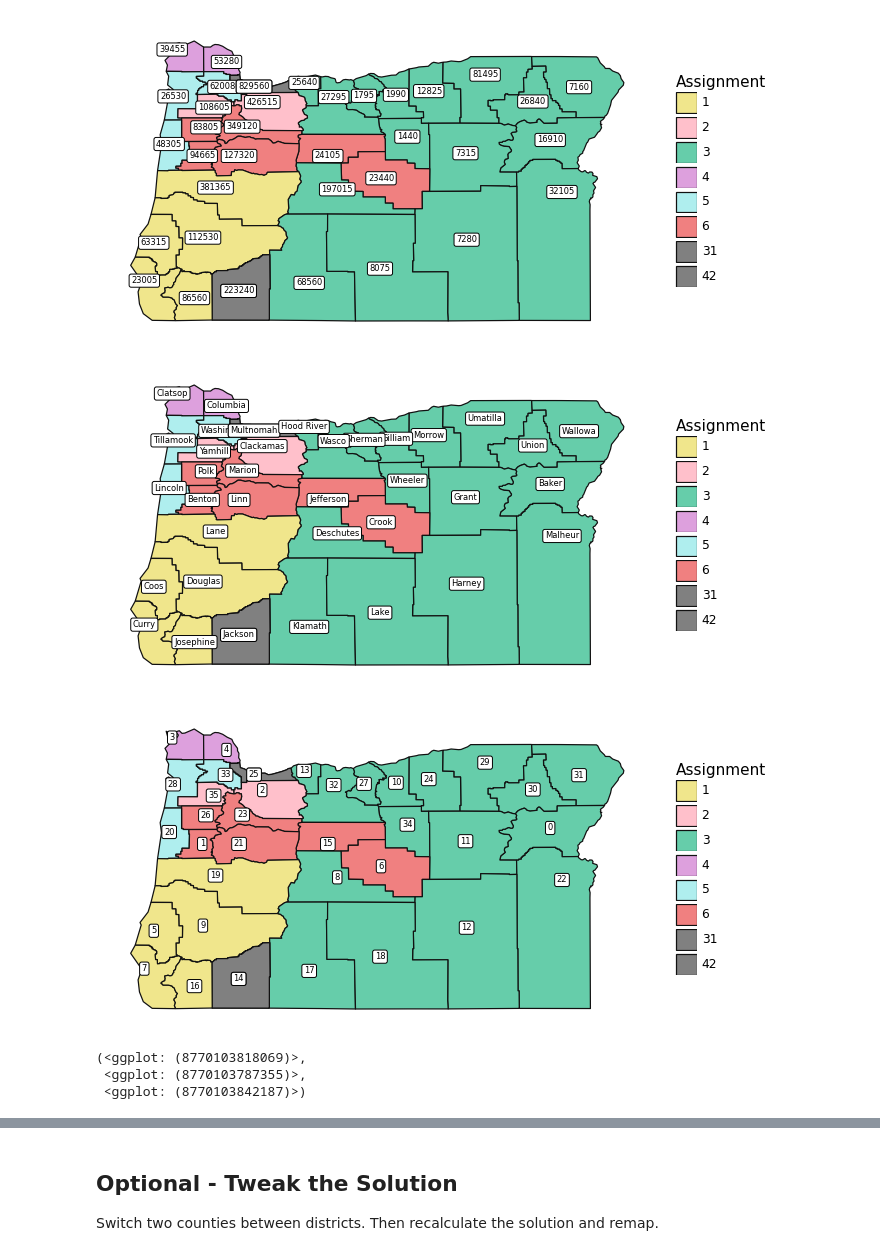
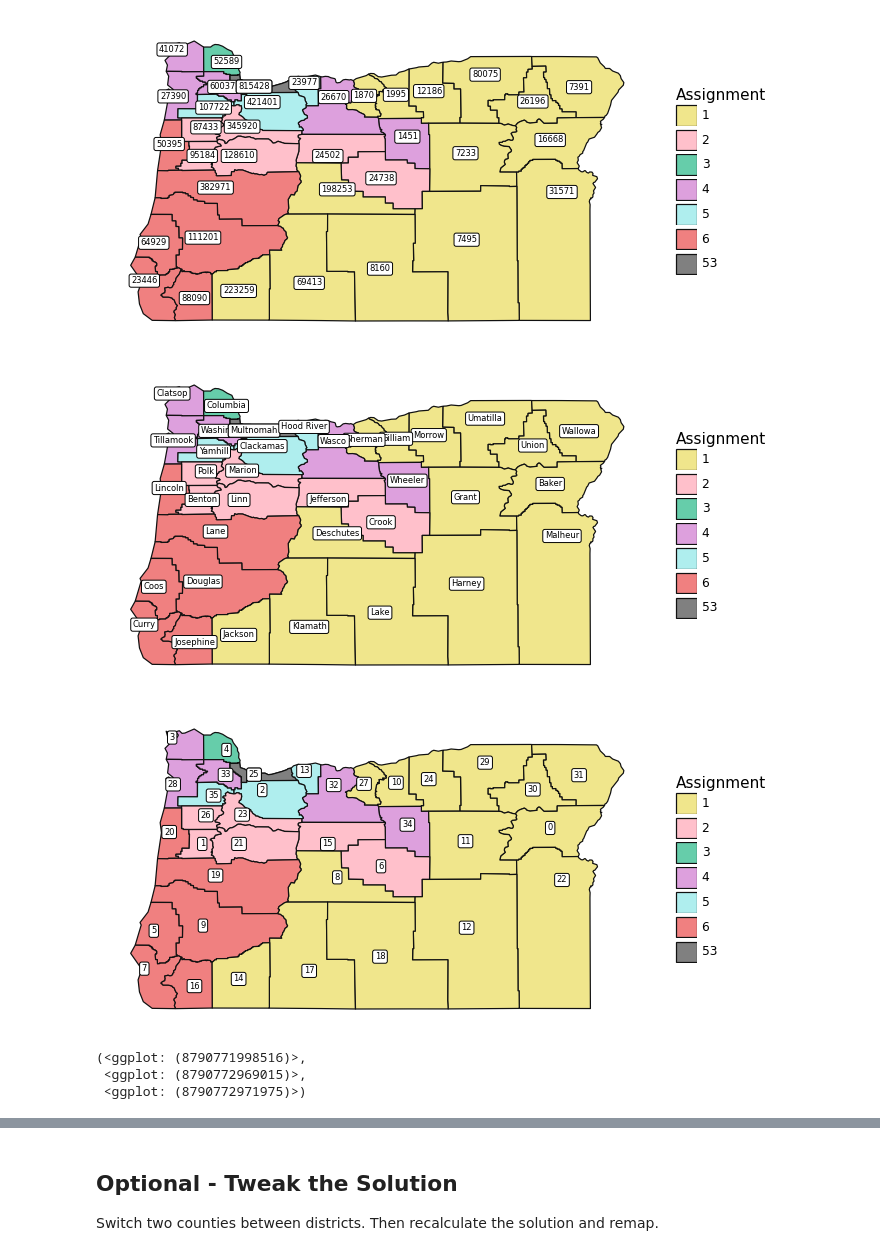
Before and after one commit to wpbSabi/python_optimization, a Jupyter notebook: oregon_districts/towardsDS/Gists_Model_Follow_Along.ipynb, the cells around one changed output, grey strips where cells are left out. Cells and saved outputs as stored; diff of their text form; code cells hidden in the pictures.

Commit message:
updated 2020 estimated census with 2020 actual census

```diff
--- a/oregon_districts/towardsDS/Gists_Model_Follow_Along.ipynb
+++ b/oregon_districts/towardsDS/Gists_Model_Follow_Along.ipynb
@@ -17,12 +17,14 @@ county_id = np.arange(0, 36)
 county_names = np.array(['Baker','Benton','Clackamas','Clatsop','Columbia','Coos','Crook','Curry','Deschutes','Douglas','Gilliam','Grant','Harney','Hood River','Jackson','Jefferson','Josephine','Klamath','Lake','Lane','Lincoln','Linn','Malheur','Marion','Morrow','Multnomah','Polk','Sherman','Tillamook','Umatilla','Union','Wallowa','Wasco','Washington','Wheeler','Yamhill'])
 population_by_county = pd.DataFrame({'County_ID': county_id,
                                      'County_Name': county_names,
-                                     #2020e from PSU: https://sos.oregon.gov/blue-book/Pages/local/county-population.aspx#InplviewHash04115801-432c-47bf-aef3-abafd774261d=SortField%3DCounty-SortDir%3DAsc
-                                     'Population2020e' : [16910,94665,426515,39455,53280,63315,23440,23005,197015,112530,1990,7315,7280,25640,223240,24105,86560,68560,8075,381365,48305,127320,32105,349120,12825,829560,83805,1795,26530,81495,26840,7160,27295,620080,1440,108605],
-                                     'Population2010' : [16134,85579,375992,37039,49351,63043,20978,22364,157733,107667,1871,7445,7422,22346,203206,21720,82713,66380,7895,351715,46034,116672,31313,315335,11173,735334,75403,1765,25250,75889,25748,7008,25213,529710,1441,99193],
+#                                      2020 https://www.pdx.edu/population-research/census-data-oregon
+                                     'Population2020': [16668,95184,421401,41072,52589,64929,24738,23446,198253,111201,1995,7233,7495,23977,223259,24502,88090,69413,8160,382971,50395,128610,31571,345920,12186,815428,87433,1870,27390,80075,26196,7391,26670,600372,1451,107722],
+#                                      2020e from PSU: https://sos.oregon.gov/blue-book/Pages/local/county-population.aspx#InplviewHash04115801-432c-47bf-aef3-abafd774261d=SortField%3DCounty-SortDir%3DAsc
+#                                      'Population2020e' : [16910,94665,426515,39455,53280,63315,23440,23005,197015,112530,1990,7315,7280,25640,223240,24105,86560,68560,8075,381365,48305,127320,32105,349120,12825,829560,83805,1795,26530,81495,26840,7160,27295,620080,1440,108605],
+                                     'Population2010': [16134,85579,375992,37039,49351,63043,20978,22364,157733,107667,1871,7445,7422,22346,203206,21720,82713,66380,7895,351715,46034,116672,31313,315335,11173,735334,75403,1765,25250,75889,25748,7008,25213,529710,1441,99193],
                                      'Latitude': [44.7346,44.4929,45.3088,46.1068,45.9189,43.175,44.1533,42.6002,43.9856,43.253,45.4204,44.5335,43.2214,45.6007,42.4441,44.4914,42.3351,42.5663,42.7821,44.0123,44.6733,44.4924,43.9454,44.9367,45.4757,45.5437,44.9262,45.4041,45.3957,45.726,45.3181,45.5356,45.3856,45.5404,44.7845,45.2256],
                                      'Longitude': [-117.6777,-123.3844,-122.3999,-123.8773,-122.9863,-124.179,-120.4523,-124.3343,-121.1699,-123.373,-120.2077,-119.0668,-119.0481,-121.7147,-122.7875,-121.3246,-123.5119,-121.6302,-120.4691,-123.1668,-123.9267,-122.7806,-117.484,-122.7301,-119.6694,-122.5346,-123.3237,-120.7307,-123.8622,-118.745,-117.9619,-117.2036,-121.2283,-123.002,-120.02,-123.1982]})
-population_by_county['Change2010_2020'] = population_by_county['Population2020e'] - population_by_county['Population2010']
+population_by_county['Change2010_2020'] = population_by_county['Population2020'] - population_by_county['Population2010']
 
 df_county_names = pd.DataFrame(county_names, columns = ['County'])
 df = pd.DataFrame()
@@ -31,7 +33,7 @@ df['CountySort'] = county_id
 
 shapefile_oregon = gpd.read_file('orcounty.shp')
 map_population_by_county_data = shapefile_oregon.merge(population_by_county, left_on='NAME', right_on='County_Name',suffixes=('_left', '_right'))
-county_populations = np.array(population_by_county['Population2020e'])
+county_populations = np.array(population_by_county['Population2020'])
 state_population = sum(county_populations)
-population_by_county.sort_values('Population2020e', ascending=False).head()
+population_by_county.sort_values('Population2020', ascending=False).head()
 # %% [output]
@@ -424,7 +426,7 @@ def oregon_map(map_data):
     plot_map_population_labels = (
         ggplot(map_data)
     + geom_map(aes(fill=str('Assignment')))
-    + geom_label(aes(x='Longitude', y='Latitude', label='Population2020e', size=2),
+    + geom_label(aes(x='Longitude', y='Latitude', label='Population2020', size=2),
                  show_legend=False)
     + theme_minimal()
     + theme(axis_text_x=element_blank(),
@@ -452,39 +454,39 @@ def oregon_map(map_data):
             panel_grid_minor=element_blank(),
             figure_size=(7, 4))
     + scale_fill_manual(values=color_dict))
 
     plot_map_county_ids = (
         ggplot(map_data)
     + geom_map(aes(fill=str('Assignment')))
     + geom_label(aes(x='Longitude', y='Latitude', label='County_ID', size=5),
                  show_legend=False)
     + theme_minimal()
     + theme(axis_text_x=element_blank(),
             axis_text_y=element_blank(),
             axis_title_x=element_blank(),
             axis_title_y=element_blank(),
             axis_ticks=element_blank(),
             panel_grid_major=element_blank(),
             panel_grid_minor=element_blank(),
             figure_size=(7, 4))
     + scale_fill_manual(values=color_dict))
 
     return plot_map_population_labels, plot_map_county_labels, plot_map_county_ids
 
 map_first_pass = shapefile_oregon.merge(results, left_on='NAME', right_on='County_Name',suffixes=('_left', '_right'))
 map_first_pass['District'] = map_first_pass['District']+1
 map_first_pass_labels = map_first_pass.merge(population_by_county, left_on='County_ID', right_on='County_ID',suffixes=('_left','_right'))
 map_first_pass_labels['District'] = map_first_pass_labels['District'].astype('category')
 map_first_pass_labels['Assignment'] = map_first_pass_labels['Assignment'].astype("category")
 
 oregon_map(map_first_pass_labels)
 # %% [output]
-[figure, old version]
+[figure, new version]
-[figure, old version]
+[figure, new version]
-[figure, old version]
+[figure, new version]
-(<ggplot: (8770103818069)>,
- <ggplot: (8770103787355)>,
- <ggplot: (8770103842187)>)
+(<ggplot: (8790771998516)>,
+ <ggplot: (8790772969015)>,
+ <ggplot: (8790772971975)>)
 # %%
 # districts8: results2
 
```
Also changed, not shown: parts of 4 cells of this notebook.
